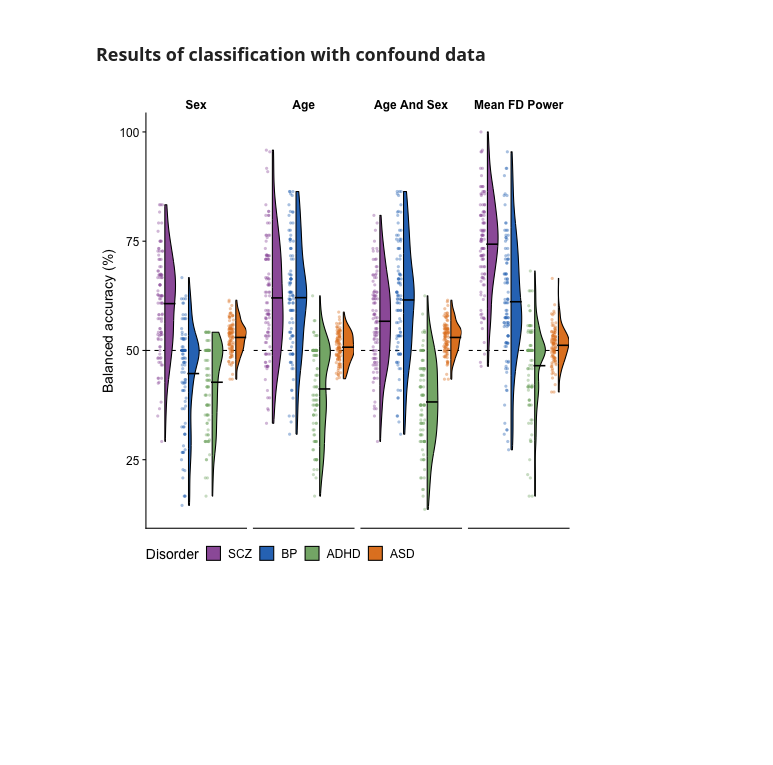
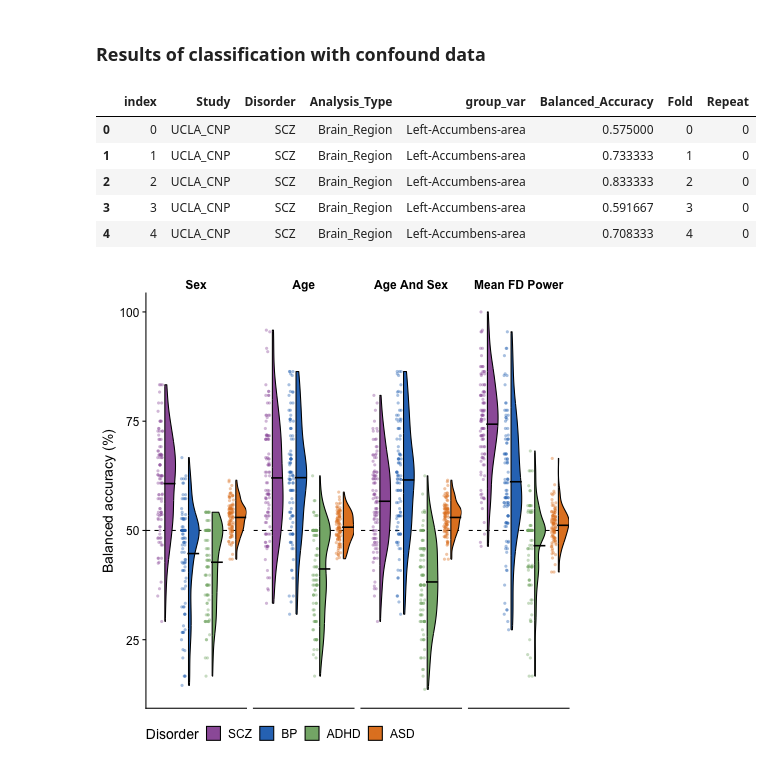
Before and after one commit to DynamicsAndNeuralSystems/fMRI_FeaturesDisorders, a Jupyter notebook: generate_all_figures.ipynb, the cells around one changed output. Cells and saved outputs as stored; diff of their text form; code cells hidden in the pictures; blank space fills up the shorter version.

Commit message:
Updated confound analysis visuals

```diff
--- a/generate_all_figures.ipynb
+++ b/generate_all_figures.ipynb
@@ -1217,6 +1219,15 @@ plot_disorder_violins(merged_metadata, "Mean_FD_Power", "violin")
 # ggsave("plots/confound_analysis/Mean_FD_Power_across_disorders.svg", width = 6, height = 3, units="in", dpi=300)
 # %% [markdown]
 ### Results of classification with confound data
+# %%
+confounds_balanced_accuracy_results_all_folds.head()
+# %% [output]
+|  | index | Study | Disorder | Analysis_Type | group_var | Balanced_Accuracy | Fold | Repeat |
+| 0 | 0 | UCLA_CNP | SCZ | Brain_Region | Left-Accumbens-area | 0.575000 | 0 | 0 |
+| 1 | 1 | UCLA_CNP | SCZ | Brain_Region | Left-Accumbens-area | 0.733333 | 1 | 0 |
+| 2 | 2 | UCLA_CNP | SCZ | Brain_Region | Left-Accumbens-area | 0.833333 | 2 | 0 |
+| 3 | 3 | UCLA_CNP | SCZ | Brain_Region | Left-Accumbens-area | 0.591667 | 3 | 0 |
+| 4 | 4 | UCLA_CNP | SCZ | Brain_Region | Left-Accumbens-area | 0.708333 | 4 | 0 |
 # %%
 %%R -i confounds_balanced_accuracy_results_all_folds
 
```
Also changed, not shown: parts of 2 cells of this notebook, 14 other files.
